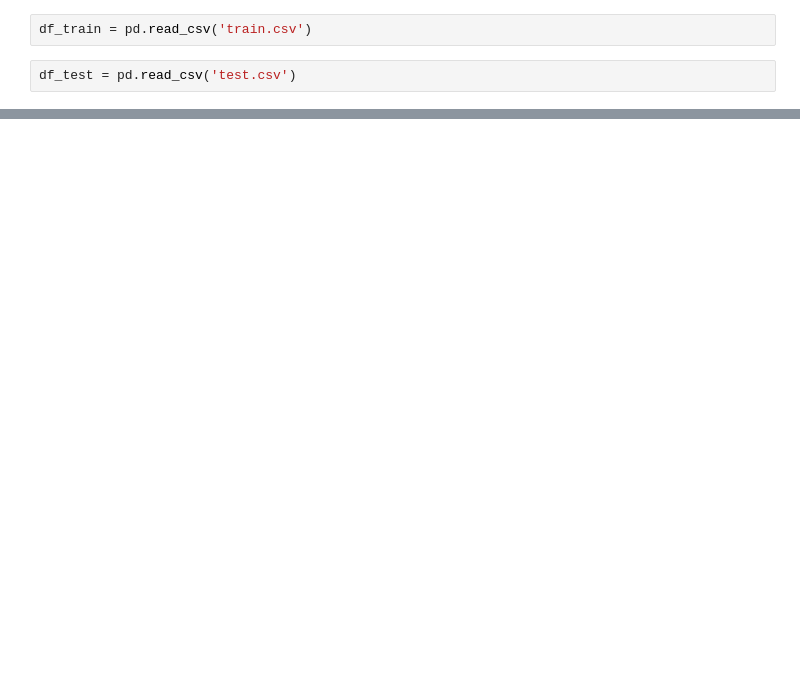
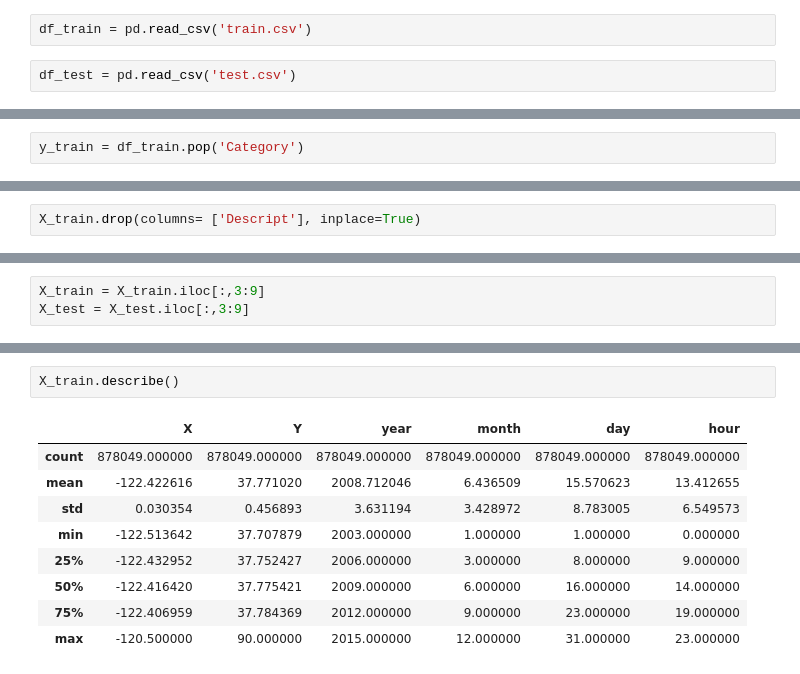
Before and after one commit to nandhukumar86/AIML-Practice, a Jupyter notebook: SanFranciscoCrimeClassification.ipynb, the cells around one changed output, grey strips where cells are left out. Drawn from its saved outputs; the diff is of its cells as text; blank space fills up the shorter version.

```diff
--- a/SanFranciscoCrimeClassification.ipynb
+++ b/SanFranciscoCrimeClassification.ipynb
@@ -223,0 +221,2 @@ sns.jointplot(df['X'], df['Y'], kind='hex')
+# %%
+y_train = df_train.pop('Category')
@@ -223,0 +226,2 @@ sns.jointplot(df['X'], df['Y'], kind='hex')
+# %%
+X_train.drop(columns= ['Descript'], inplace=True)
@@ -223,0 +308,3 @@ sns.jointplot(df['X'], df['Y'], kind='hex')
+# %%
+X_train = X_train.iloc[:,3:9]
+X_test = X_test.iloc[:,3:9]
@@ -223,0 +329,12 @@ sns.jointplot(df['X'], df['Y'], kind='hex')
+# %%
+X_train.describe()
+# %% [output]
+|  | X | Y | year | month | day | hour |
+| count | 878049.000000 | 878049.000000 | 878049.000000 | 878049.000000 | 878049.000000 | 878049.000000 |
+| mean | -122.422616 | 37.771020 | 2008.712046 | 6.436509 | 15.570623 | 13.412655 |
+| std | 0.030354 | 0.456893 | 3.631194 | 3.428972 | 8.783005 | 6.549573 |
+| min | -122.513642 | 37.707879 | 2003.000000 | 1.000000 | 1.000000 | 0.000000 |
+| 25% | -122.432952 | 37.752427 | 2006.000000 | 3.000000 | 8.000000 | 9.000000 |
+| 50% | -122.416420 | 37.775421 | 2009.000000 | 6.000000 | 16.000000 | 14.000000 |
+| 75% | -122.406959 | 37.784369 | 2012.000000 | 9.000000 | 23.000000 | 19.000000 |
+| max | -120.500000 | 90.000000 | 2015.000000 | 12.000000 | 31.000000 | 23.000000 |
```
Also changed, not shown: parts of 81 cells of this notebook.
